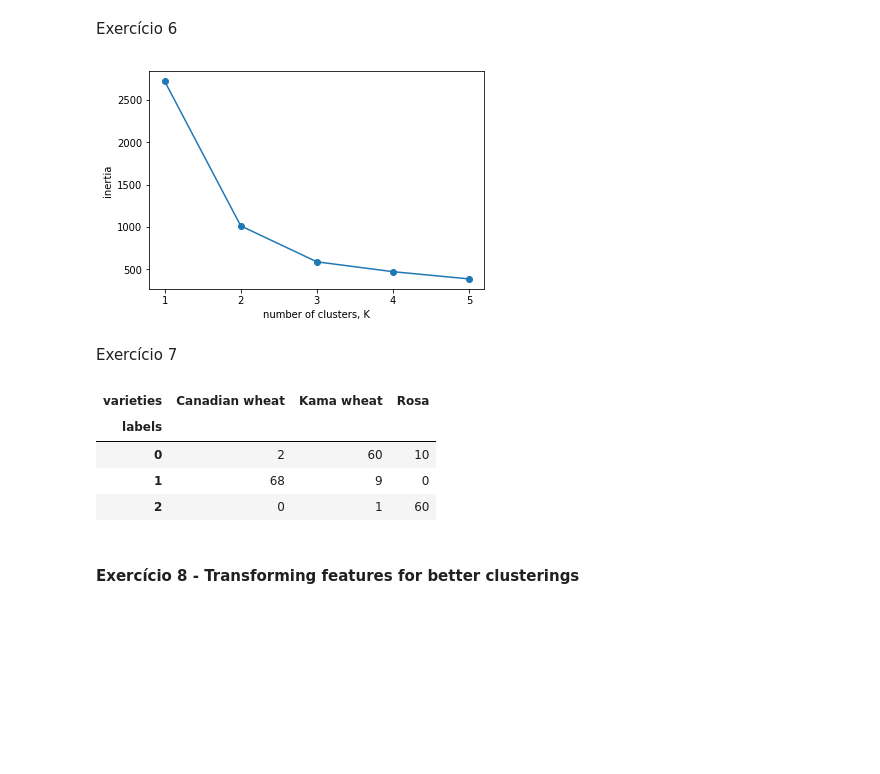
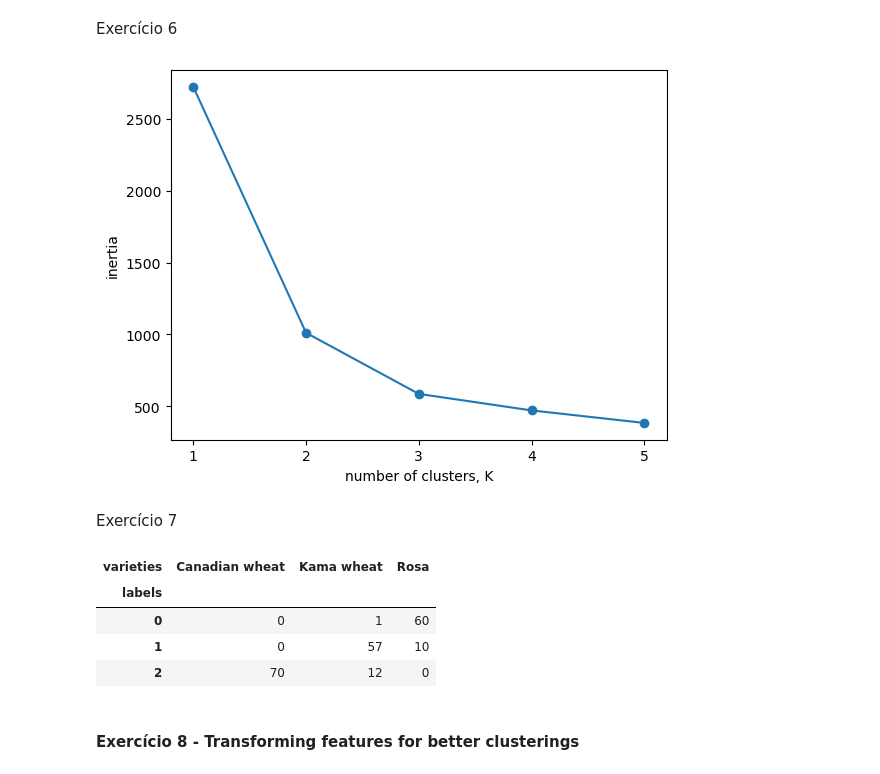
Before and after one commit to MigBap/Online-courses-and-tutorials, a Jupyter notebook: DataCamp/DataCamp - Unsupervised Learning in Python.ipynb, the cells around one changed output. Saved outputs shown, nothing was run; the diff lists cells and outputs as text; code cells hidden in the pictures; blank space fills up the shorter version.

```diff
--- a/DataCamp/DataCamp - Unsupervised Learning in Python.ipynb
+++ b/DataCamp/DataCamp - Unsupervised Learning in Python.ipynb
@@ -3,7 +3,8 @@
 # %% [markdown]
 ##     Unsupervised Learning in Python
 # %%
-data_folder = "C:/Users/Admin/Dropbox/Python/ficheiros/DataCamp/DataCamp - Unsupervised Learning in Python/"
+# data_folder = "C:/Users/Admin/Dropbox/Python/ficheiros/DataCamp/DataCamp - Unsupervised Learning in Python/"
+data_folder = "/Users/miguelbaptista/Library/CloudStorage/OneDrive-Personal/Data_Science/Python/MOOC/DataCamp/ficheiros/DataCamp - Unsupervised Learning in Python/"
 # %%
 %matplotlib inline
 import pandas as pd
@@ -341,33 +342,33 @@ Exercício 6
 # %%
 # How many clusters of grain?
 
-samples = np.array(pd.read_csv(data_folder + "seeds.csv", header=-1, index_col=-1))
+samples = np.array(pd.read_csv(data_folder + "seeds.csv", header=None, index_col=-1))
 
 from sklearn.cluster import KMeans
 
 ks = range(1, 6)
 inertias = []
 
 for k in ks:
     # Create a KMeans instance with k clusters: model
     model = KMeans(n_clusters=k)
 
     # Fit model to samples
     model.fit(samples)
 
     # Append the inertia to the list of inertias
     inertias.append(model.inertia_)
 
 # Plot ks vs inertias
 plt.plot(ks, inertias, '-o')
 plt.xlabel('number of clusters, K')
 plt.ylabel('inertia')
 plt.xticks(ks)
 plt.show()
 
 # K=3 seems to be good
 # %% [output]
-[figure, old version]
+[figure, new version]
 # %% [markdown]
 Exercício 7
 # %%
@@ -379,7 +380,7 @@ Exercício 7
 # a cross-tabulation.
 
 samples
-varieties = list(np.array(pd.read_csv(data_folder + "seeds.csv", header=-1)
+varieties = list(np.array(pd.read_csv(data_folder + "seeds.csv", header=None)
                           .replace([1, 2, 3], ["Kama wheat", "Rosa", "Canadian wheat"]))
                  [:, -1])
 
@@ -404,9 +405,9 @@ ct
 # %% [output]
 | varieties | Canadian wheat | Kama wheat | Rosa |
 | labels |  |  |  |
-| 0 | 2 | 60 | 10 |
-| 1 | 68 | 9 | 0 |
-| 2 | 0 | 1 | 60 |
+| 0 | 0 | 1 | 60 |
+| 1 | 0 | 57 | 10 |
+| 2 | 70 | 12 | 0 |
 # %% [markdown]
 #### Exercício 8 - Transforming features for better clusterings
 # %%
```
Also changed, not shown: parts of 45 cells of this notebook.
